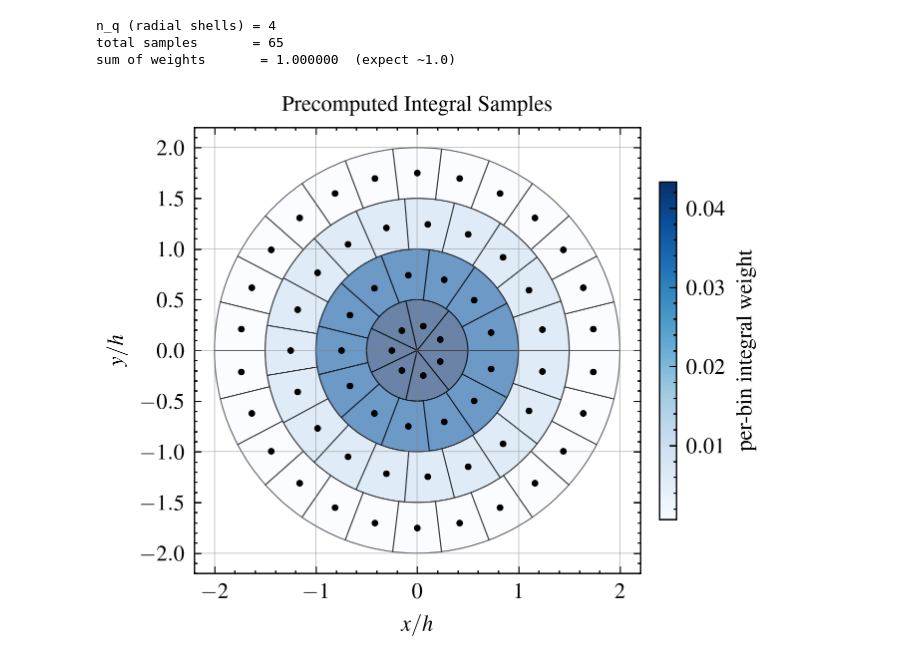
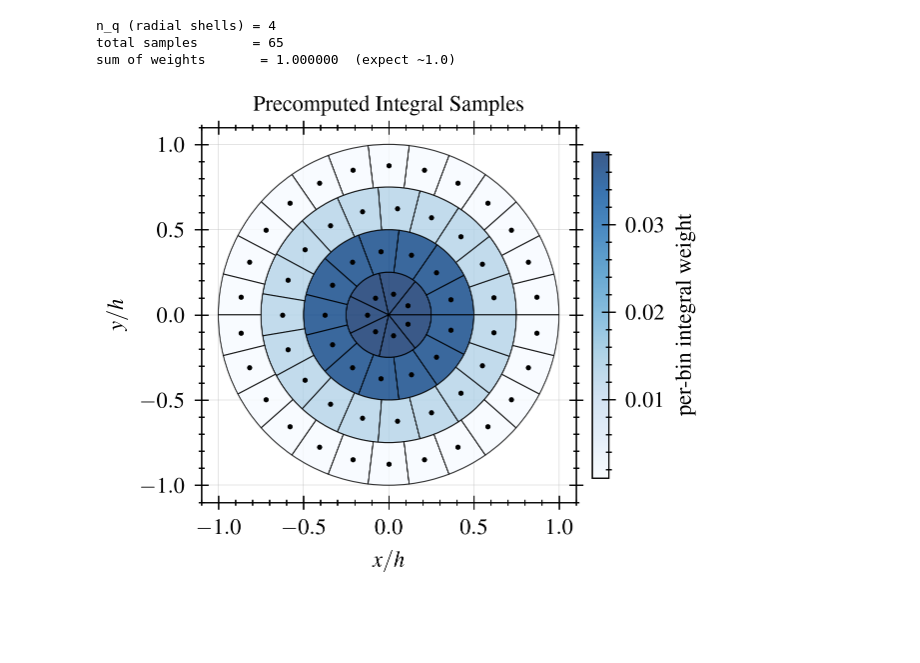
Before and after one commit to maurbe/smudgy, a Jupyter notebook: docs/src/kernel_anti_alias.ipynb, the cells around one changed output. Drawn from its saved outputs; the diff is of its cells as text; code cells hidden in the pictures; blank space fills up the shorter version.

```diff
--- a/docs/src/kernel_anti_alias.ipynb
+++ b/docs/src/kernel_anti_alias.ipynb
@@ -98,25 +73,23 @@ pi = np.pi
 
 
 # --------------------------------------------------------------------------
-# Example kernel: cubic spline (M4), 2D-normalized.
+# Example kernel: Lucy, 2D-normalized.
 # Swap this out for whichever kernel your documentation wants to illustrate
 # -- only `kernel_shape` and `SIGMA_2D` / `SUPPORT` need to change.
 # --------------------------------------------------------------------------
 
 def kernel_shape(q: np.ndarray) -> np.ndarray:
-    """Dimensionless cubic spline shape function f(q), q = r/h.
-    W(r, h) = sigma / h^dim * f(q). Support: q in [0, 2]."""
+    """Dimensionless Lucy shape function f(q) = (1 + 3q)(1 - q)^3, q = r/h.
+    W(r, h) = sigma / h^dim * f(q). Support: q in [0, 1]."""
     q = np.atleast_1d(q)
     f = np.zeros_like(q, dtype=np.float64)
-    m1 = q < 1.0
-    m2 = (q >= 1.0) & (q < 2.0)
-    f[m1] = 1.0 - 1.5 * q[m1] ** 2 + 0.75 * q[m1] ** 3
-    f[m2] = 0.25 * (2.0 - q[m2]) ** 3
+    m = q < 1.0
+    f[m] = (1.0 + 3.0 * q[m]) * (1.0 - q[m]) ** 3
     return f
 
 
-SIGMA_2D = 10.0 / (7.0 * pi)   # cubic spline 2D normalization constant
-SUPPORT = 2.0                  # k: kernel cutoff in units of h (q = r/h)
+SIGMA_2D = 5.0 / pi             # Lucy 2D normalization constant
+SUPPORT = 1.0                  # k: kernel cutoff in units of h (q = r/h)
 
 
 def evaluate_radial_integral(q0: float, q1: float) -> float:
@@ -228,8 +201,9 @@ def plot_2d_sample_layout(table, s, support, eta_crit, title="Precomputed Integr
     theta0, theta1 = table["theta0"], table["theta1"]
     weights = table["weights"]
 
-    fig, ax = plt.subplots(figsize=(3.5, 4))
+    fig, ax = plt.subplots(figsize=(3.3, 3.3))
 
+    alpha = 0.8
     norm = Normalize(vmin=weights.min(), vmax=weights.max())
     cmap = plt.get_cmap("Blues")
 
@@ -239,53 +213,52 @@ def plot_2d_sample_layout(table, s, support, eta_crit, title="Precomputed Integr
         for i in range(len(weights))
     ]
     pc = PatchCollection(wedges, facecolor=cmap(norm(weights)),
-                          edgecolor="k", linewidth=0.4, alpha=0.6)
+                          edgecolor="k", linewidth=0.4, alpha=alpha)
     ax.add_collection(pc)
 
     sm = ScalarMappable(norm=norm, cmap=cmap)
-    fig.colorbar(sm, ax=ax, label="per-bin integral weight",
-                 shrink=0.8, fraction=0.035, pad=0.04)
+    fig.colorbar(sm, ax=ax, alpha=alpha, label="per-bin integral weight",
+                 shrink=0.99, fraction=0.04, pad=0.04)
 
     ax.scatter(table["coords"][:, 0], table["coords"][:, 1],
-               c="black", s=8, zorder=5)
+               c="black", s=3, zorder=5)
 
     lim = support * 1.1
     for g in np.arange(-np.ceil(lim / s) * s, np.ceil(lim / s) * s + s, s):
-        ax.axvline(g, color="gray", lw=0.3, alpha=0.5, zorder=3)
-        ax.axhline(g, color="gray", lw=0.3, alpha=0.5, zorder=3)
+        ax.axvline(g, color="silver", lw=0.3, alpha=0.5, zorder=-3)
+        ax.axhline(g, color="silver", lw=0.3, alpha=0.5, zorder=-3)
 
     ax.set_xlim(-lim, lim)
     ax.set_ylim(-lim, lim)
     ax.set_aspect("equal")
     ax.set_title(title)
     ax.set_xlabel(r"$x / h$")
     ax.set_ylabel(r"$y / h$")
     ax.legend(loc="upper right", framealpha=0.9, fontsize=6)
     plt.tight_layout()
     return fig, ax
 
 
 # --------------------------------------------------------------------------
 # Entry point
 # --------------------------------------------------------------------------
 
 if __name__ == "__main__":
     eta_crit = 4.0     # default switching threshold (diameter convention)
-    s = 1.0             # cell size, in units where h_max at the threshold
-                        # gives support = eta_crit/2 (dimensionless demo)
+    s = SUPPORT / (eta_crit / 2.0)   # cell size in units of h: eta = 2*support*h/s = eta_crit
 
     table = build_kernel_sample_grid_2d(SUPPORT, eta_crit, nyquist_factor=2.0)
 
     print(f"n_q (radial shells) = {table['n_q']}")
     print(f"total samples       = {table['count']}")
     print(f"sum of weights       = {table['weights'].sum():.6f}  (expect ~1.0)")
 
     fig, ax = plot_2d_sample_layout(table, s=s, support=SUPPORT, eta_crit=eta_crit)
 
-    fig.savefig("kernel_sample_grid_2d.png", dpi=500, transparent=False)
+    fig.savefig("kernel_sample_grid_2d.pdf", dpi=500, transparent=False)
     plt.show()
 # %% [output]
 n_q (radial shells) = 4
 total samples       = 65
 sum of weights       = 1.000000  (expect ~1.0)
-[figure, old version]
+[figure, new version]
```
Also changed, not shown: parts of 1 cell of this notebook, 7 other files.
